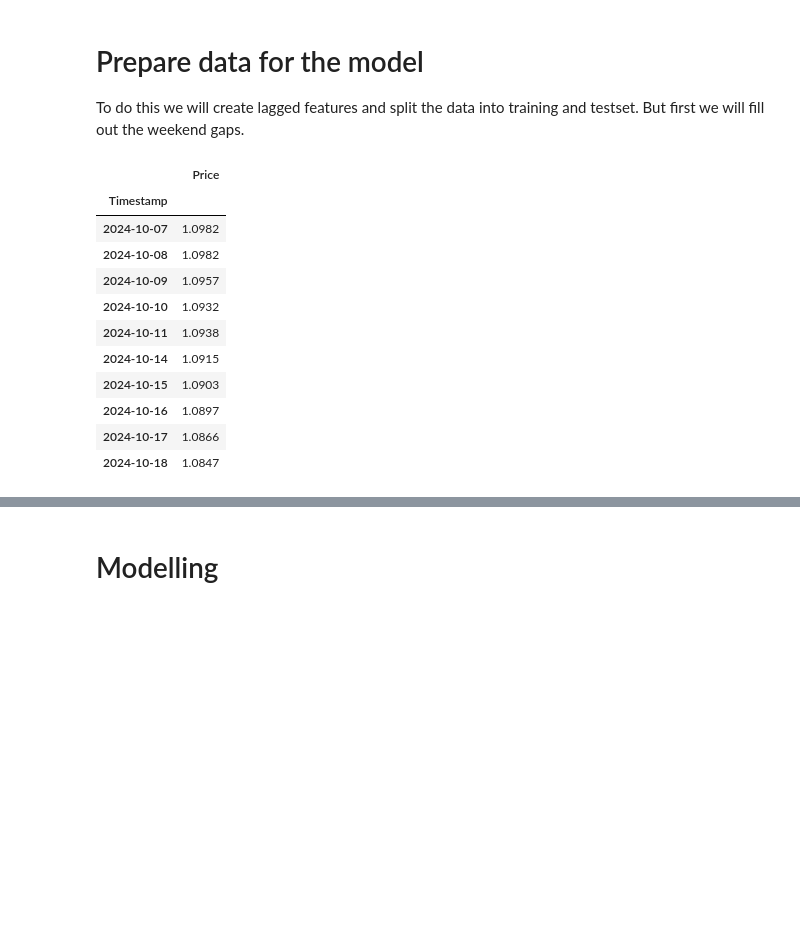
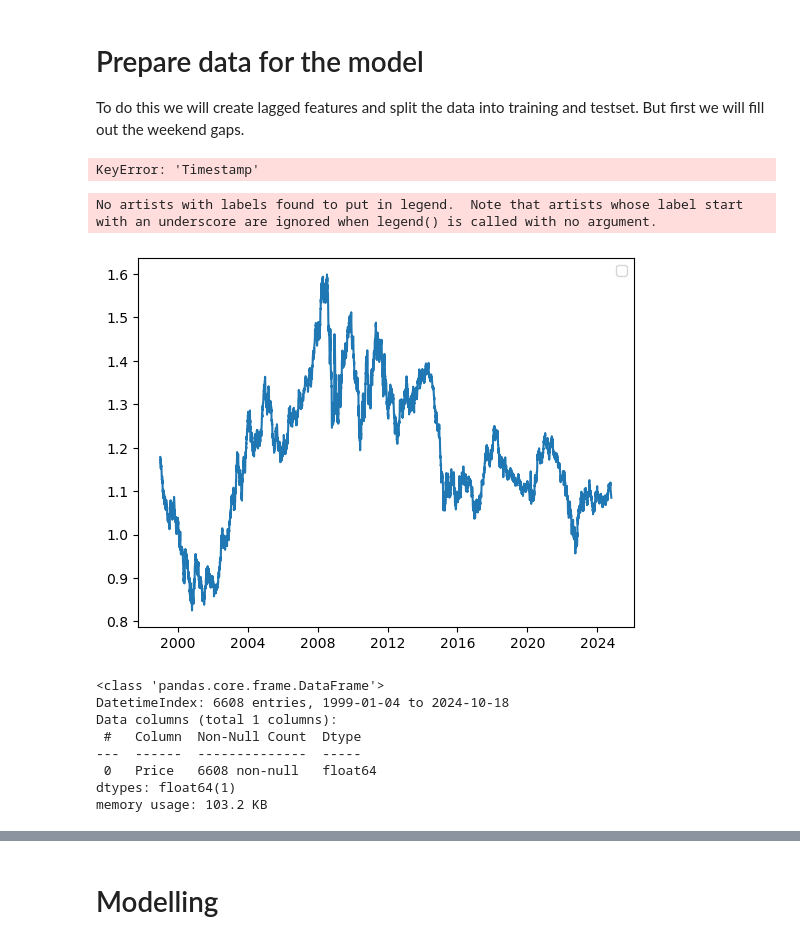
Before and after one commit to CodingToffee/price_prediction, a Jupyter notebook: usd_eur.ipynb, the cells around one changed output, grey strips where cells are left out. Cells and saved outputs as stored; diff of their text form; code cells hidden in the pictures; blank space fills up the shorter version.

```diff
--- a/usd_eur.ipynb
+++ b/usd_eur.ipynb
@@ -82,19 +82,29 @@ data.set_index('Timestamp', inplace=True)
 df_resampled = data.resample('D').ffill()  # Use 'D' for daily frequency
 
 data.tail(10)
+data.info()
 # %% [output]
-|  | Price |
-| Timestamp |  |
-| 2024-10-07 | 1.0982 |
-| 2024-10-08 | 1.0982 |
-| 2024-10-09 | 1.0957 |
-| 2024-10-10 | 1.0932 |
-| 2024-10-11 | 1.0938 |
-| 2024-10-14 | 1.0915 |
-| 2024-10-15 | 1.0903 |
-| 2024-10-16 | 1.0897 |
-| 2024-10-17 | 1.0866 |
-| 2024-10-18 | 1.0847 |
+KeyError: 'Timestamp'
+# %%
+# Plot the data
+from matplotlib import pyplot as plt
+
+plt.plot(data.index, data['Price'])
+plt.legend()
+plt.show()
+
+data.info()
+# %% [output]
+No artists with labels found to put in legend.  Note that artists whose label start with an underscore are ignored when legend() is called with no argument.
+[figure, added]
+<class 'pandas.core.frame.DataFrame'>
+DatetimeIndex: 6608 entries, 1999-01-04 to 2024-10-18
+Data columns (total 1 columns):
+ #   Column  Non-Null Count  Dtype
+---  ------  --------------  -----
+ 0   Price   6608 non-null   float64
+dtypes: float64(1)
+memory usage: 103.2 KB
 # %%
 # create lagged features
 
```
Also changed, not shown: parts of 8 cells of this notebook, 1 other file.
